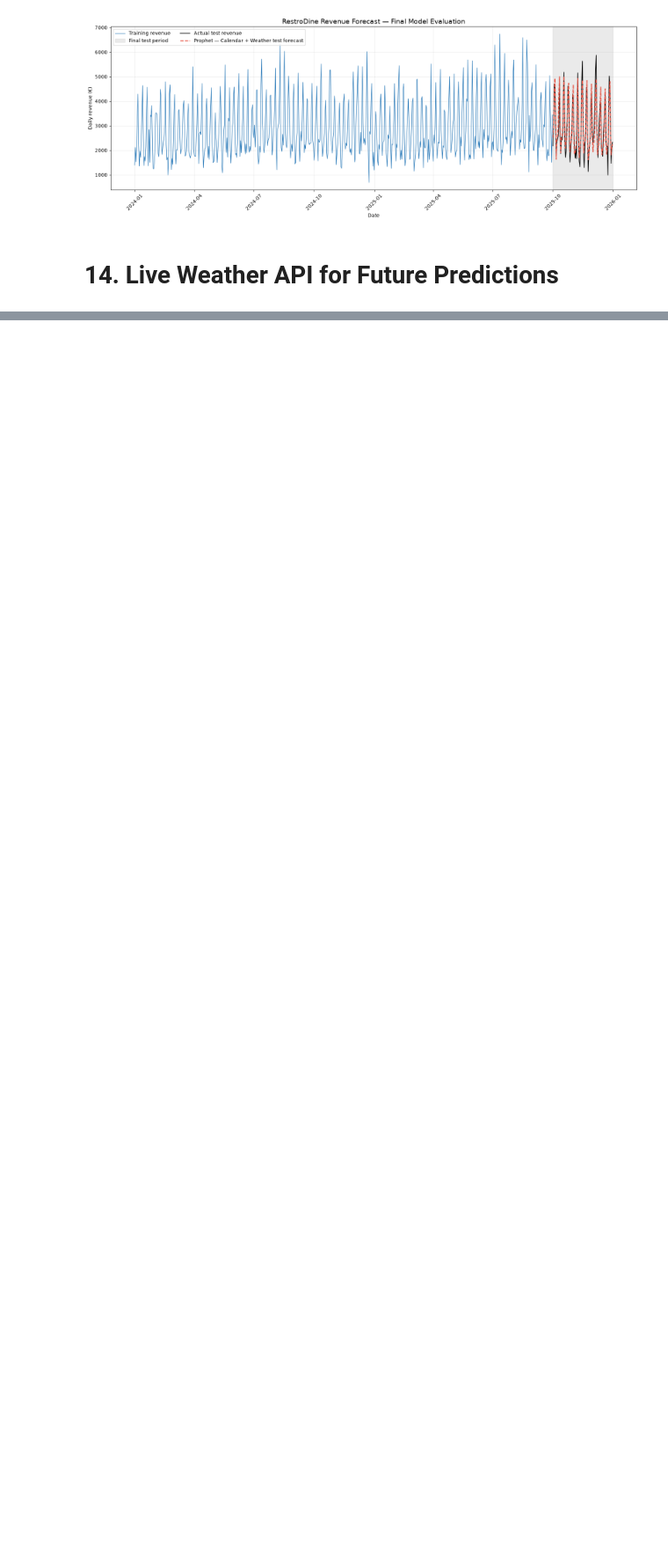
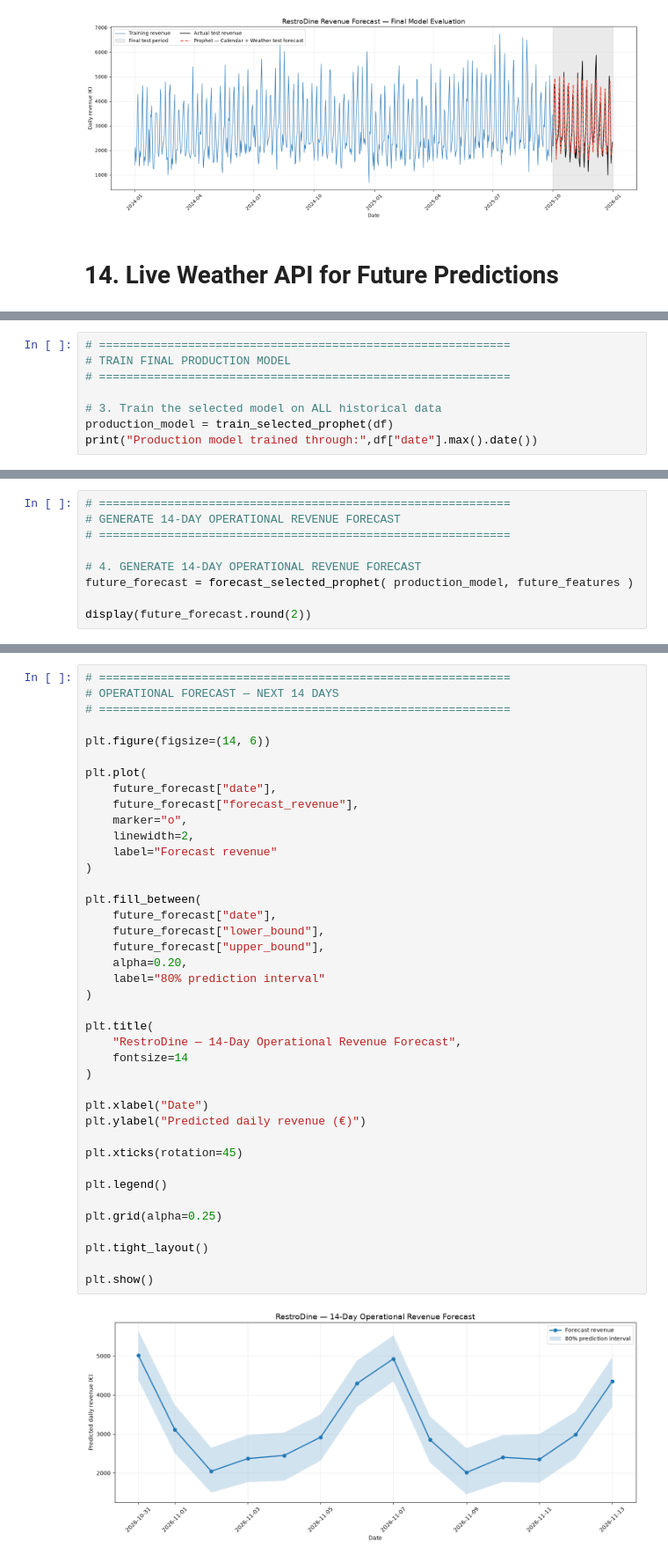
Before and after one commit to satish-shrestha-4u/restrodine-restaurant-intelligence, a Jupyter notebook: notebooks/03_revenue_forecasting.ipynb, the cells around one changed output, grey strips where cells are left out. Shown at 88% size. Cells and saved outputs as stored; diff of their text form; blank space fills up the shorter version.

```diff
--- a/notebooks/03_revenue_forecasting.ipynb
+++ b/notebooks/03_revenue_forecasting.ipynb
@@ -2154,0 +2256,8 @@ display(future_forecast)
+# %%
+# ============================================================
+# TRAIN FINAL PRODUCTION MODEL
+# ============================================================
+
+# 3. Train the selected model on ALL historical data
+production_model = train_selected_prophet(df)
+print("Production model trained through:",df["date"].max().date())
@@ -2154,0 +2268,9 @@ display(future_forecast)
+# %%
+# ============================================================
+# GENERATE 14-DAY OPERATIONAL REVENUE FORECAST
+# ============================================================
+
+# 4. GENERATE 14-DAY OPERATIONAL REVENUE FORECAST
+future_forecast = forecast_selected_prophet( production_model, future_features )
+
+display(future_forecast.round(2))
@@ -2155 +2301,43 @@ display(future_forecast)
+# %%
+# ============================================================
+# OPERATIONAL FORECAST — NEXT 14 DAYS
+# ============================================================
+
+plt.figure(figsize=(14, 6))
+
+plt.plot(
+    future_forecast["date"],
+    future_forecast["forecast_revenue"],
+    marker="o",
+    linewidth=2,
+    label="Forecast revenue"
+)
+
+plt.fill_between(
+    future_forecast["date"],
+    future_forecast["lower_bound"],
+    future_forecast["upper_bound"],
+    alpha=0.20,
+    label="80% prediction interval"
+)
+
+plt.title(
+    "RestroDine — 14-Day Operational Revenue Forecast",
+    fontsize=14
+)
+
+plt.xlabel("Date")
+plt.ylabel("Predicted daily revenue (€)")
+
+plt.xticks(rotation=45)
+
+plt.legend()
+
+plt.grid(alpha=0.25)
+
+plt.tight_layout()
+
+plt.show()
+# %% [output]
+[figure, added]
 # %% [markdown]
```
Also changed, not shown: parts of 29 cells of this notebook, 3 other files.
